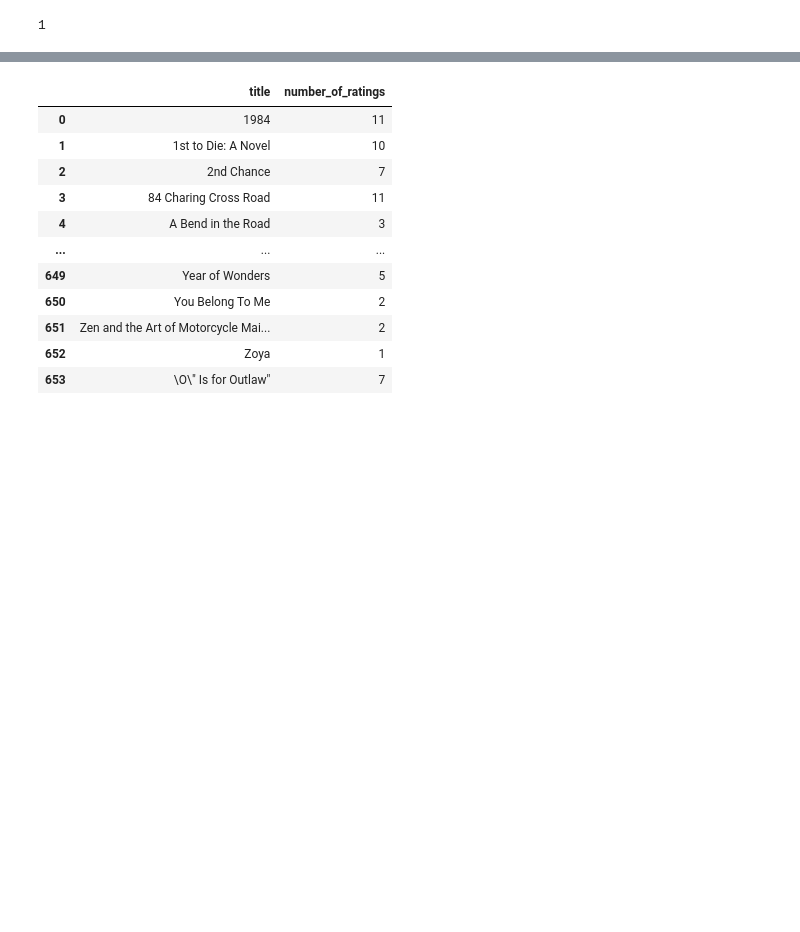
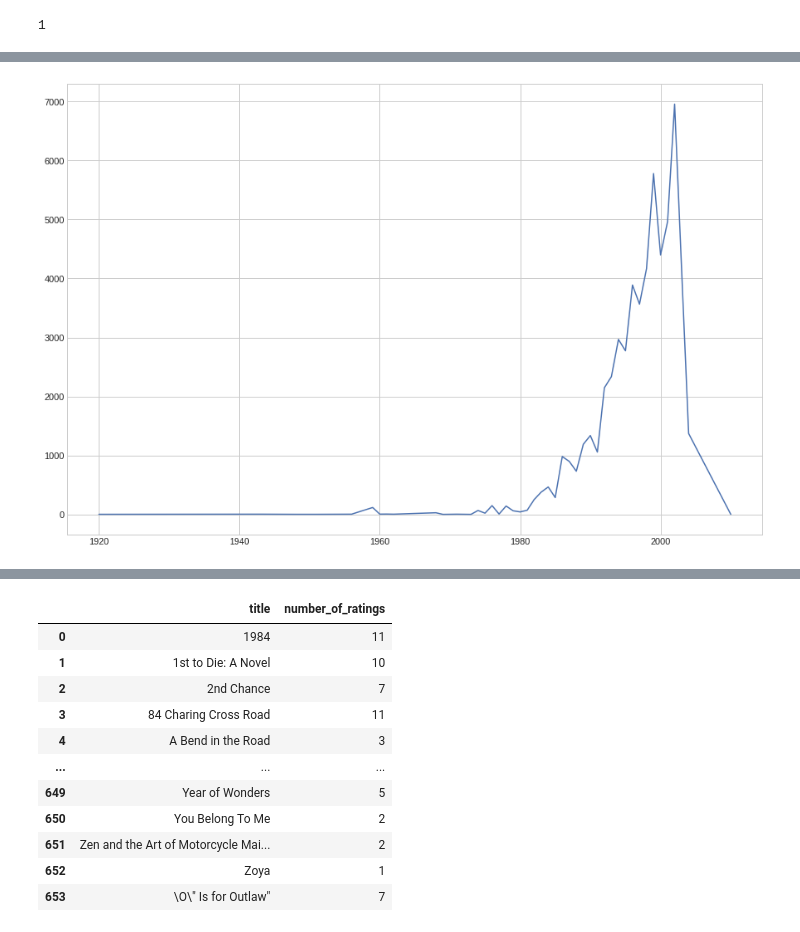
Before and after one commit to chvikas/Book-Recommendation-System, a Jupyter notebook: Book_Recommendation_System_Unsupervised_ML.ipynb, the cells around one changed output, grey strips where cells are left out. Drawn from its saved outputs; the diff is of its cells as text; code cells hidden in the pictures; blank space fills up the shorter version.

```diff
--- a/Book_Recommendation_System_Unsupervised_ML.ipynb
+++ b/Book_Recommendation_System_Unsupervised_ML.ipynb
@@ -569,0 +605,10 @@ len(top_rated['title'].unique())
+# %%
+#year wise number of books published
+plt.figure(figsize=[15,10])
+plt.plot(final_rating['year'].value_counts().sort_index())
+#plt.title ('Number of Books with Average Rating', fontsize = 20)
+#plt.xlabel('Average Rating', fontsize = 18)
+#plt.ylabel('Number of Books', fontsize = 18)
+plt.show()
+# %% [output]
+[figure, added]
```
Also changed, not shown: parts of 30 cells of this notebook.
